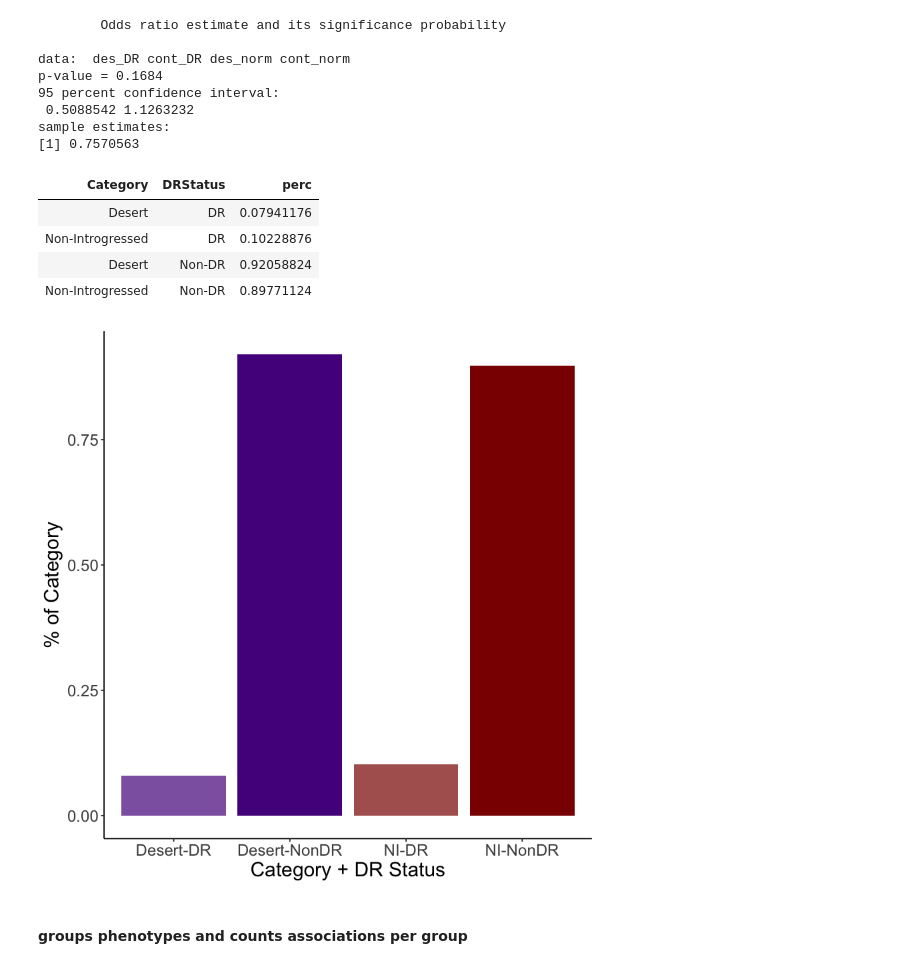
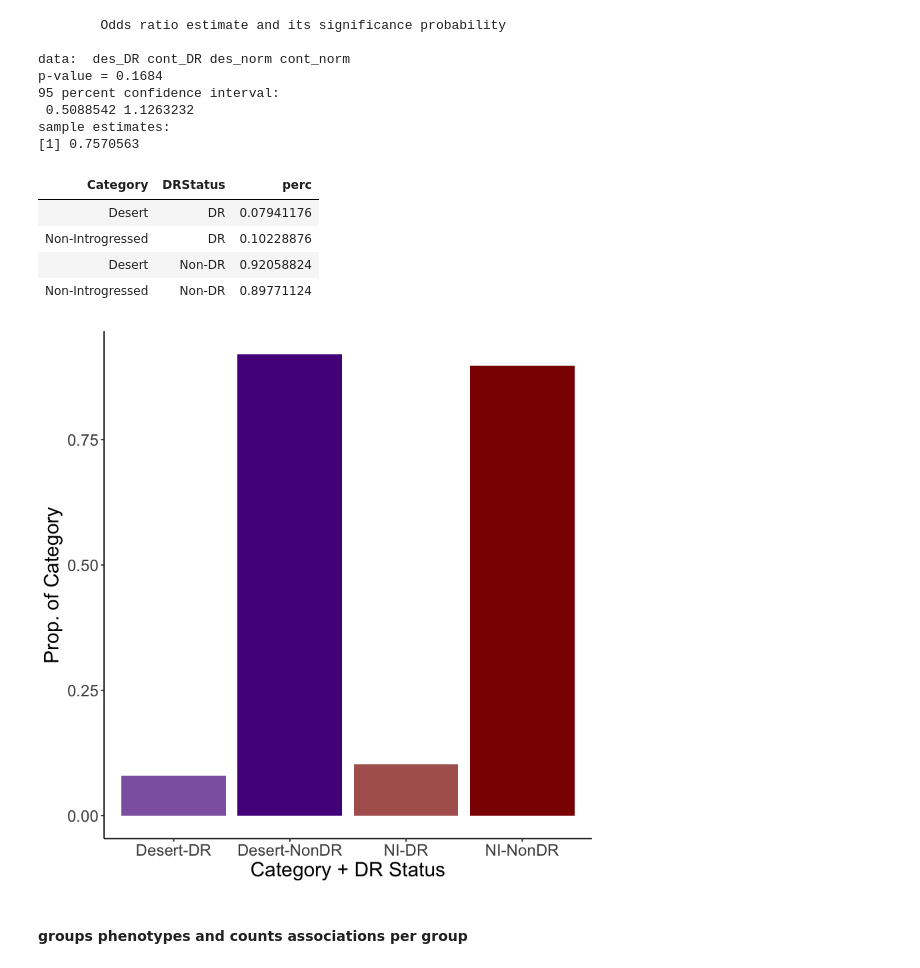
Before and after one commit to colbrall/neanderthal_predixcan_manuscript, a Jupyter notebook: scripts/neanderthal_predixcan_plots.ipynb, the cells around one changed output. Saved outputs shown, nothing was run; the diff lists cells and outputs as text; code cells hidden in the pictures.

```diff
--- a/scripts/neanderthal_predixcan_plots.ipynb
+++ b/scripts/neanderthal_predixcan_plots.ipynb
@@ -232,10 +227,10 @@ Warning message:
 # %% [markdown]
 #### DR Odds ratio
 # %%
-desert_file <- "data/altai_desert_genes.txt"
-intro_file <- "data/altai_intro_genes.txt"
-excl_file <- "data/altai_original_missingModels.txt"
-pred_file <- "data/altai_original_pvalues_2sided.txt"
+desert_file <- "../data/altai_desert_genes.txt"
+intro_file <- "../data/altai_intro_genes.txt"
+excl_file <- "../data/altai_original_missingModels.txt"
+pred_file <- "../data/altai_original_pvalues_2sided.txt"
 
 desert_genes <- read_delim(desert_file,"\t", escape_double = FALSE, col_names = FALSE, trim_ws = TRUE)
 intro_genes <- read_delim(intro_file,"\t", escape_double = FALSE, col_names = FALSE, trim_ws = TRUE)
@@ -326,20 +321,20 @@ sample estimates:
 # %%
 d <- data.frame(Category = c("Desert","Non-Introgressed","Desert","Non-Introgressed"),
                 DRStatus = c("DR","DR","Non-DR","Non-DR"),
         perc = c(des_DR/nrow(desert_genes),cont_DR/nrow(control_genes),des_norm/nrow(desert_genes),cont_norm/nrow(control_genes)))
 d
 
 ggplot(d, aes(x=interaction(Category, DRStatus,lex.order=T), y=perc,fill=Category,alpha=DRStatus)) + geom_bar(stat = "identity",alpha=c(0.7,1,0.7,1))+ theme_classic() +
-theme(text = element_text(size=18),legend.position = "none") +labs(y="% of Category",x="Category + DR Status")+ scale_fill_manual(values=c("purple4","darkred"))+
+theme(text = element_text(size=18),legend.position = "none") +labs(y="Prop. of Category",x="Category + DR Status")+ scale_fill_manual(values=c("purple4","darkred"))+
 scale_x_discrete(labels=c("Desert-DR", "Desert-NonDR","NI-DR","NI-NonDR"))
-ggsave('desert_DR_perc.pdf', width=6, height= 4)
+ggsave('desert_DR_prop.pdf', width=6, height= 4)
 # %% [output]
 | Category | DRStatus | perc |
 | Desert | DR | 0.07941176 |
 | Non-Introgressed | DR | 0.10228876 |
 | Desert | Non-DR | 0.92058824 |
 | Non-Introgressed | Non-DR | 0.89771124 |
-[figure, old version]
+[figure, new version]
 # %% [markdown]
 #### groups phenotypes and counts associations per group
 # %%
```
Also changed, not shown: parts of 7 cells of this notebook, 2 other files.
